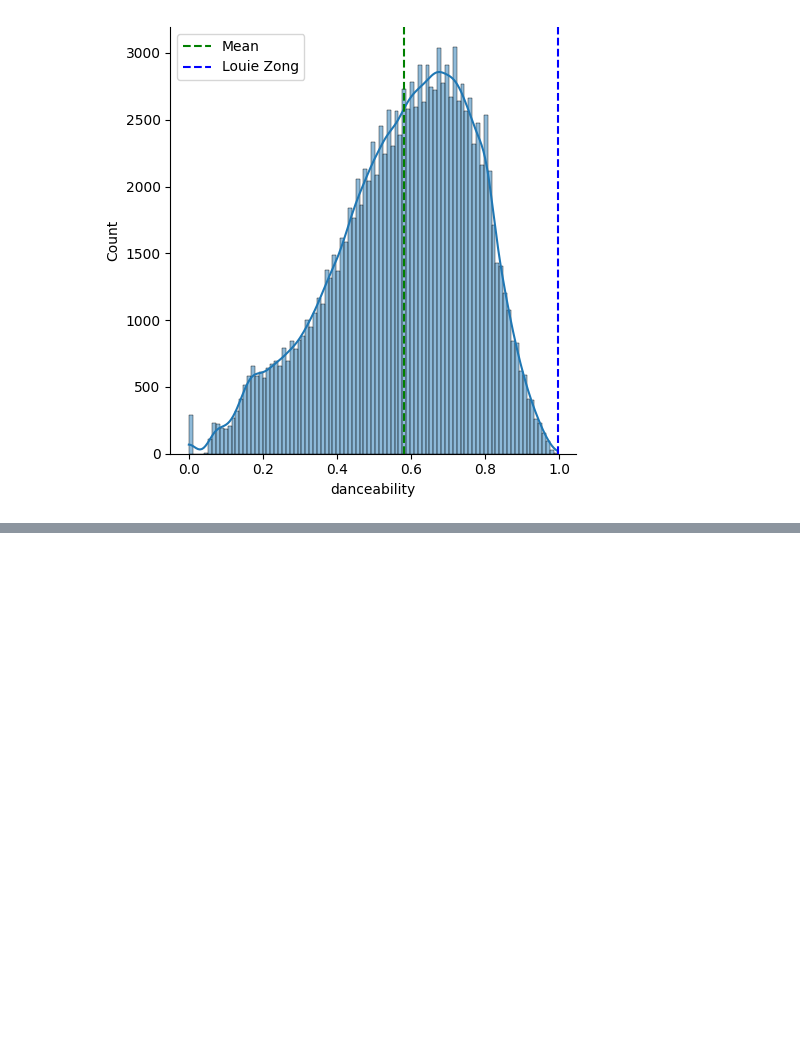
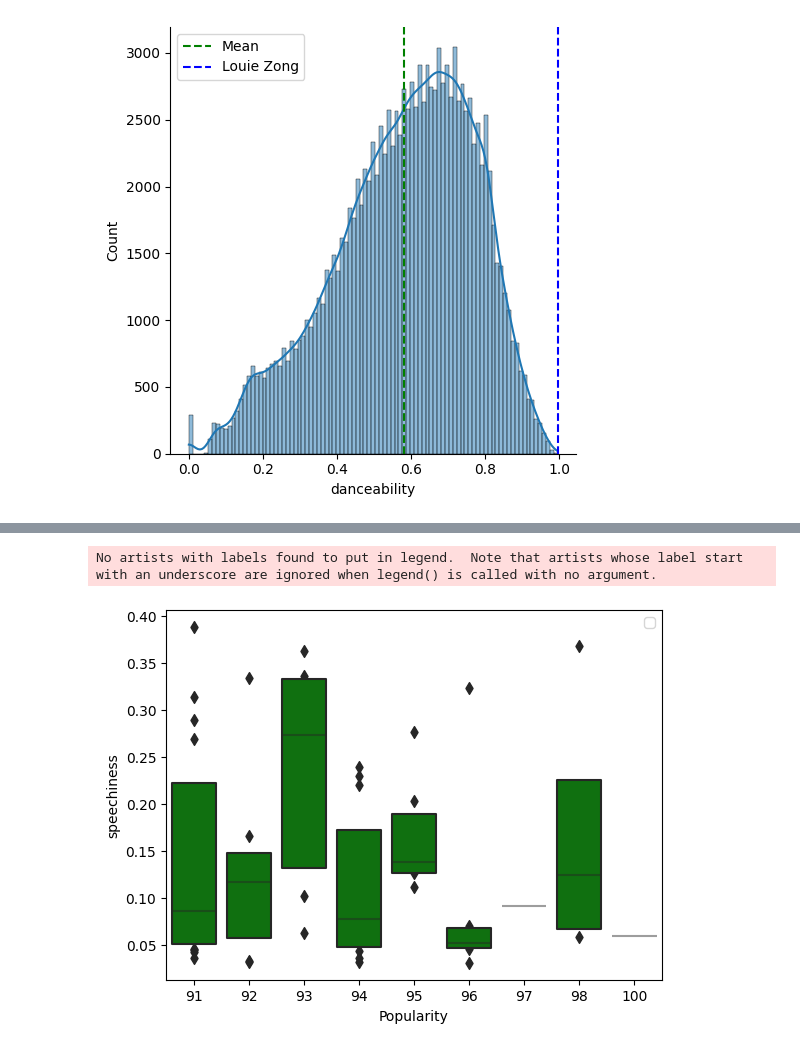
Before and after one commit to Yusuf-Cizlasmak/Exploratory-Data-Analysis, a Jupyter notebook: Spotify/Spotify.ipynb, the cells around one changed output, grey strips where cells are left out. Saved outputs shown, nothing was run; the diff lists cells and outputs as text; code cells hidden in the pictures; blank space fills up the shorter version.

```diff
--- a/Spotify/Spotify.ipynb
+++ b/Spotify/Spotify.ipynb
@@ -264,0 +315,12 @@ Story-Telling kısmı;
+# %%
+# speechiness ; peki şarkı sözleri çok olmalı mı ?
+sns.boxenplot(data=MostPopulardf,x=MostPopulardf["popularity"], y=MostPopulardf["speechiness"],color="g")
+plt.xlabel('Popularity')
+plt.ylabel('speechiness')
+plt.legend()
+plt.show()
+
+#Burada yukarıdakiler kadar net tavsiyeler yok.
+# %% [output]
+No artists with labels found to put in legend.  Note that artists whose label start with an underscore are ignored when legend() is called with no argument.
+[figure, added]
```
Also changed, not shown: parts of 19 cells of this notebook.
